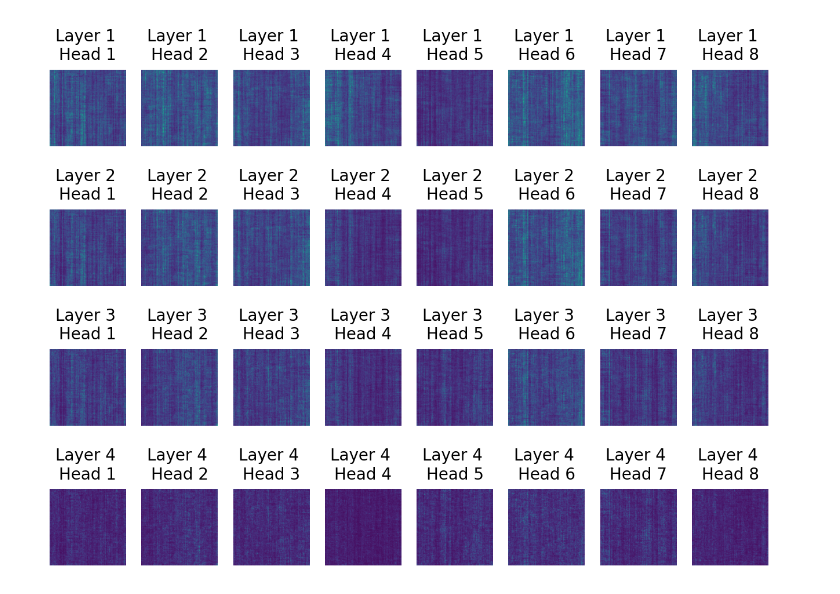
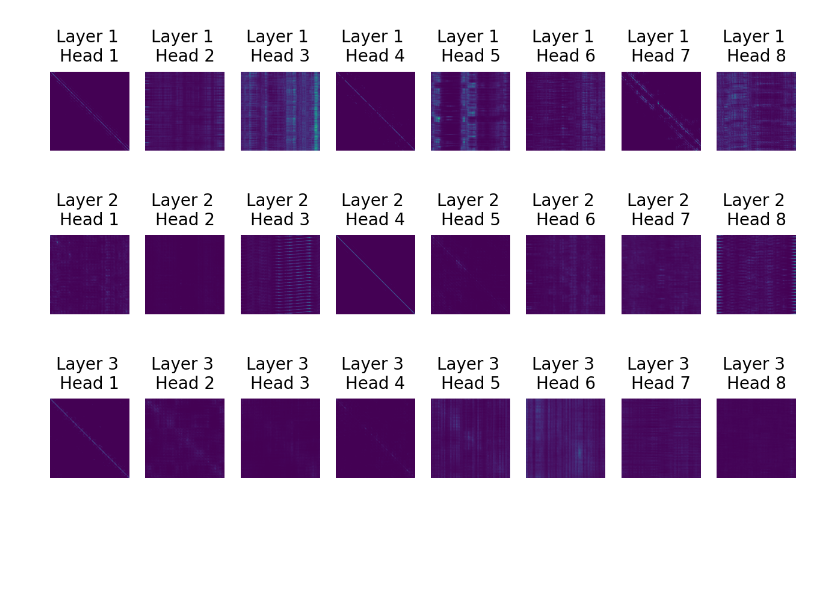
Before and after one commit to MaxvandenHoven/transformer-anomaly-detection, a Jupyter notebook: test.ipynb, the cells around one changed output. Drawn from its saved outputs; the diff is of its cells as text; code cells hidden in the pictures; blank space fills up the shorter version.

```diff
--- a/test.ipynb
+++ b/test.ipynb
@@ -35,23 +56,24 @@ torch.save(model, "model-second-good.save")
 # %%
-# import torch
+import torch
 # from torch import nn
-# from src.data.helicopter import get_helicopter_dataloaders
+from src.data.helicopter import get_helicopter_dataloaders
 # from src.models.transformer import CustomTransformer
 from src.plotting import plot_attention_weights
 
-# train_data, valid_data = get_helicopter_dataloaders(batch_size=24, shuffle=True, device="cuda")
+train_data, valid_data = get_helicopter_dataloaders(batch_size=32, shuffle=True)
 
 
-for batch in train_data:
+for batch in valid_data:
     batch = batch.to("cuda")
     break
 
-mask = (torch.FloatTensor(batch.shape).uniform_() > 0.3).to("cuda")
+mask = (torch.FloatTensor(batch.shape).uniform_() > 1.4).to("cuda")
+noise = (torch.randn_like(batch) * 0.05).to("cuda")
 
-# model = torch.load("model.save")
+model = torch.load("Morvan2022-helicopter-random noise-complete-4.save")
 # model = CustomTransformer(max_seq_len=512, d_model=512).to("cuda")
 
-pred_batch, layer_attn_weights = model(batch*mask)
+pred_batch, layer_attn_weights = model(batch + (mask*noise))
 # %%
 import matplotlib.pyplot as plt
 
@@ -93,4 +92,4 @@ tensor([[ 0.1432],
 # %%
-plot_attention_weights(layer_attn_weights.cpu().detach().numpy(), 1)
+plot_attention_weights(layer_attn_weights.cpu().detach().numpy(), 7)
 # %% [output]
-[figure, old version]
+[figure, new version]
```
Also changed, not shown: parts of 5 cells of this notebook, 12 other files.
